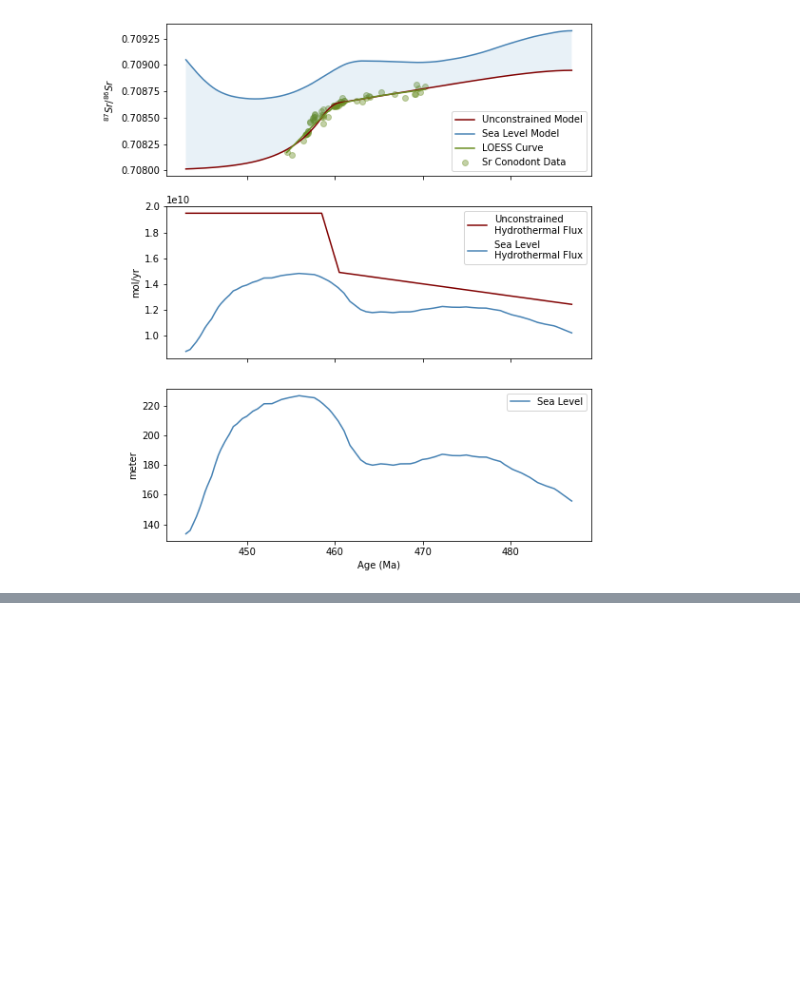
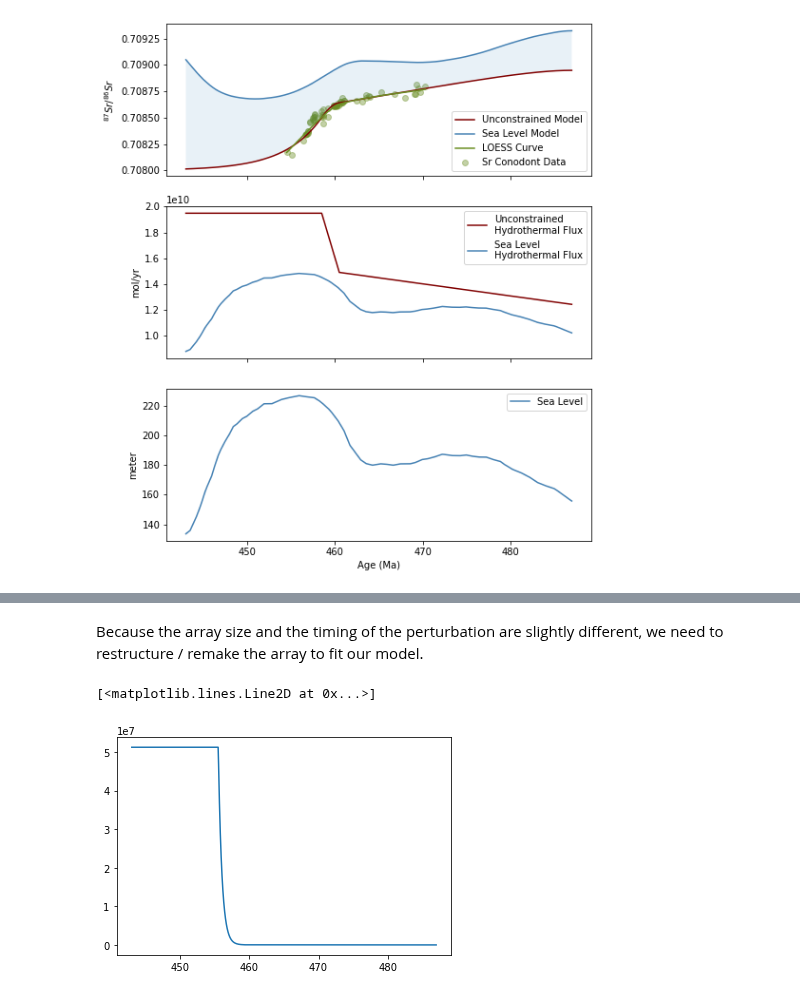
Before and after one commit to datuadiatma/avila_etal_2022, a Jupyter notebook: Notebook/Ordovician_Sr_Model.ipynb, the cells around one changed output, grey strips where cells are left out. Drawn from its saved outputs; the diff is of its cells as text; code cells hidden in the pictures; blank space fills up the shorter version.

```diff
--- a/Notebook/Ordovician_Sr_Model.ipynb
+++ b/Notebook/Ordovician_Sr_Model.ipynb
@@ -319,0 +347,16 @@ plt.show()
+# %% [markdown]
+Because the array size and the timing of the perturbation are slightly different, we need to restructure / remake the array to fit our model.
+# %%
+# Get min max value of Ndflux
+Ndmax = Ndflux.max()
+Ndmin = Ndflux.min()
+
+# Generate new Ndflux
+JNd = np.ones(nt) * Ndmin
+JNd[start:stop] = np.geomspace(Ndmin, Ndmax, (stop-start))
+JNd[stop:] = Ndmax
+
+plt.plot(age, JNd)
+# %% [output]
+[<matplotlib.lines.Line2D at 0x...>]
+[figure, added]
```
Also changed, not shown: parts of 14 cells of this notebook, 5 other files.
